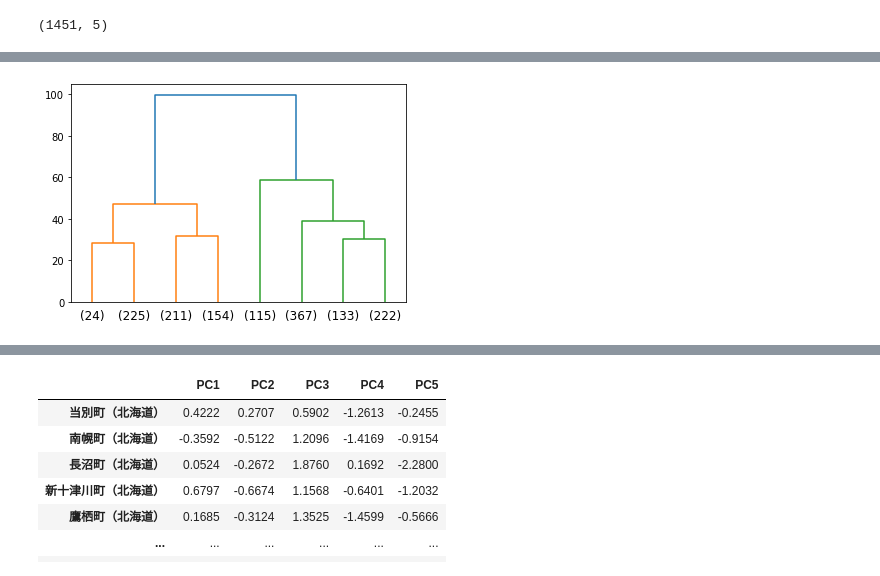
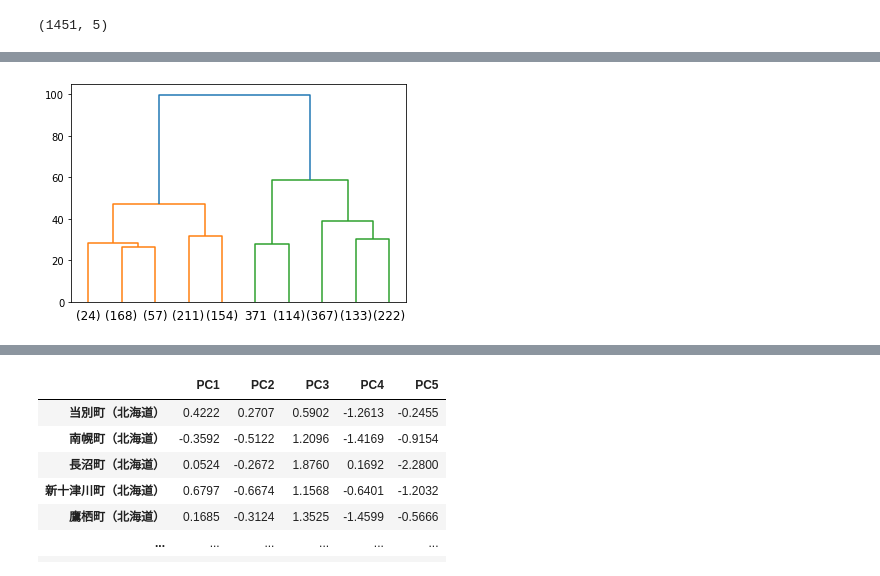
Before and after one commit to tMaehashi/City-Analysis, a Jupyter notebook: Code/city_2.ipynb, the cells around one changed output, grey strips where cells are left out. Cells and saved outputs as stored; diff of their text form; code cells hidden in the pictures.

```diff
--- a/Code/city_2.ipynb
+++ b/Code/city_2.ipynb
@@ -208,12 +187,12 @@ def plot_dendrogram(model, **kwargs):
 # %%
 model = AgglomerativeClustering(affinity='euclidean',
                                 linkage='ward',
                                 distance_threshold=0,
                                 n_clusters=None)
 model = model.fit(my_score)
-plot_dendrogram(model, truncate_mode='lastp', p=8)
+plot_dendrogram(model, truncate_mode='lastp', p=10)
 # %% [output]
-[figure, old version]
+[figure, new version]
 # %%
 group1 = []
 group2 = []
```
Also changed, not shown: parts of 13 cells of this notebook.
